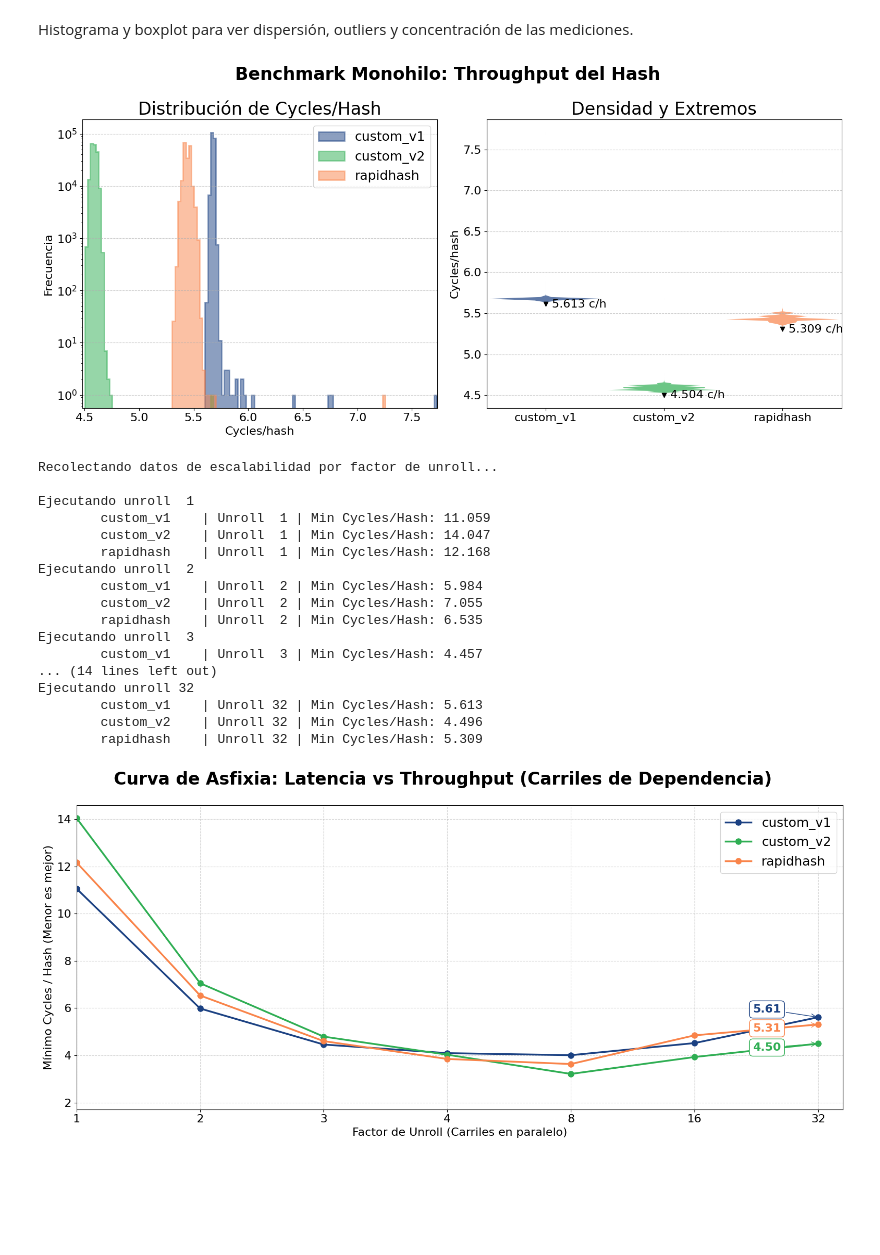
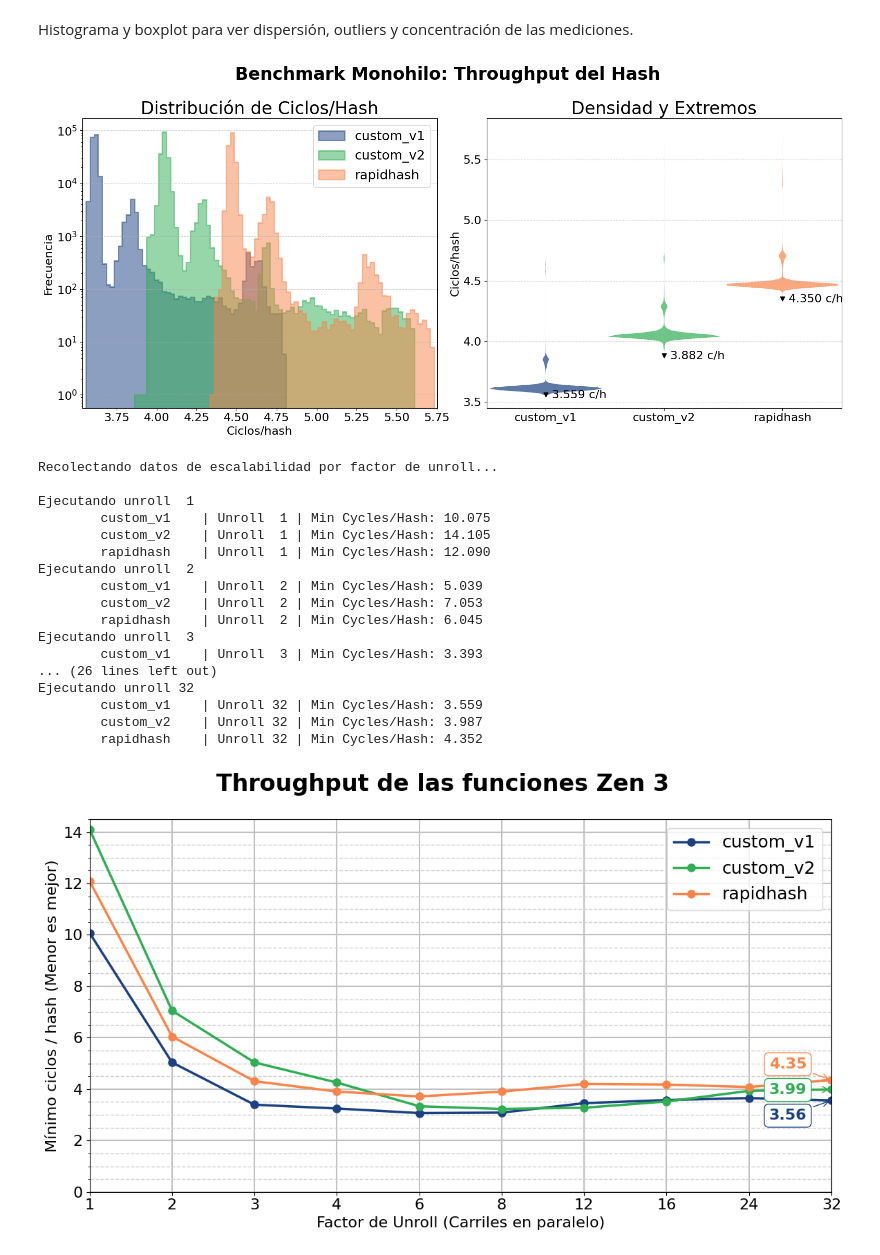
Before and after one commit to LuisMiguelTrinidad/GPT_Generacion_Procedural_de_Terreno, a Jupyter notebook: 01_PRNGs_y_hashing/analysis_notebook.ipynb, the cells around one changed output. Cells and saved outputs as stored; diff of their text form; code cells hidden in the pictures; blank space fills up the shorter version.

Commit message:
Improved visualization and reduced benchmarking overhead

```diff
--- a/01_PRNGs_y_hashing/analysis_notebook.ipynb
+++ b/01_PRNGs_y_hashing/analysis_notebook.ipynb
@@ -326,7 +328,7 @@ Análisis Sensibilidad de entrada/salida (Efecto Avalancha). Objetivo: cambio de
 Generación de métricas de avalancha: cambios en salida vs flips de 1 bit en $S, X, Y$.
 # %%
 #40 minutos
-AVALANCHE_SAMPLES = 10_000_000
+AVALANCHE_SAMPLES = 10_000_000_000
 AVALANCHE_SEED = 0xDEADBEEFCAFEBABE
 
 avalanche_output_file = Path("logs/avalanche_64b_output.txt")
@@ -823,7 +841,7 @@ results_throughput = {}
 
 UNROLL_FACTOR = 32
 THROUGHPUT_REPS = 2**16 * 3
-THROUGHPUT_BATCH = 2**10
+THROUGHPUT_BATCH = 2**16
 THROUGHPUT_SEED = 0xDEADBEEFCAFEBABE
 
 for hash_fn in hashes:
@@ -936,8 +954,8 @@ for idx, d in enumerate(data_list):
     axes[0].hist(d, bins=bins, color=colors[idx], alpha=0.5,
         histtype='stepfilled', edgecolor=colors[idx], linewidth=2, label=hashes[idx])
 
-axes[0].set_title("Distribución de Cycles/Hash")
-axes[0].set_xlabel("Cycles/hash")
+axes[0].set_title("Distribución de Ciclos/Hash")
+axes[0].set_xlabel("Ciclos/hash")
 axes[0].set_xlim(min(min(d) for d in data_list) - 0.025, max(max(d) for d in data_list) + 0.025)
 axes[0].set_ylabel("Frecuencia")
 axes[0].legend()
@@ -957,19 +975,19 @@ for idx, d in enumerate(data_list):
     axes[1].text(idx + 1 + 0.05, min_c, f"{min_c:.3f} c/h", color='black', va='center')
 
 axes[1].set_title("Densidad y Extremos")
-axes[1].set_ylabel("Cycles/hash")
+axes[1].set_ylabel("Ciclos/hash")
 axes[1].set_xticks(range(1, len(hashes) + 1))
 axes[1].set_xticklabels(hashes)
 axes[1].grid(axis='y', linestyle='--', alpha=0.6)
 axes[1].set_xlim(0.5, len(hashes) + 0.5)
 
-fig.suptitle("Benchmark Monohilo: Throughput del Hash", fontweight='bold')
+fig.suptitle(f"Benchmark Monohilo: Throughput del Hash {ARCHITECTURE}", fontweight='bold')
 fig.tight_layout()
 plt.show()
 # %% [output]
-[figure, old version]
+[figure, new version]
 # %%
-unroll_factors = [1, 2, 3, 4, 8, 16, 32]
+unroll_factors = [1, 2, 3, 4, 6, 8, 12, 16, 24, 32]
 min_cycles_per_hash = {h: [] for h in hashes}
 
 print("Recolectando datos de escalabilidad por factor de unroll...\n")
@@ -998,26 +1016,28 @@ for uf in unroll_factors:
 Recolectando datos de escalabilidad por factor de unroll...
 
 Ejecutando unroll  1
-        custom_v1    | Unroll  1 | Min Cycles/Hash: 11.059
-        custom_v2    | Unroll  1 | Min Cycles/Hash: 14.047
-        rapidhash    | Unroll  1 | Min Cycles/Hash: 12.168
+        custom_v1    | Unroll  1 | Min Cycles/Hash: 10.075
+        custom_v2    | Unroll  1 | Min Cycles/Hash: 14.105
+        rapidhash    | Unroll  1 | Min Cycles/Hash: 12.090
 Ejecutando unroll  2
-        custom_v1    | Unroll  2 | Min Cycles/Hash: 5.984
-        custom_v2    | Unroll  2 | Min Cycles/Hash: 7.055
-        rapidhash    | Unroll  2 | Min Cycles/Hash: 6.535
+        custom_v1    | Unroll  2 | Min Cycles/Hash: 5.039
+        custom_v2    | Unroll  2 | Min Cycles/Hash: 7.053
+        rapidhash    | Unroll  2 | Min Cycles/Hash: 6.045
 Ejecutando unroll  3
-        custom_v1    | Unroll  3 | Min Cycles/Hash: 4.457
-... (14 lines left out)
+        custom_v1    | Unroll  3 | Min Cycles/Hash: 3.393
+... (26 lines left out)
 Ejecutando unroll 32
-        custom_v1    | Unroll 32 | Min Cycles/Hash: 5.613
-        custom_v2    | Unroll 32 | Min Cycles/Hash: 4.496
-        rapidhash    | Unroll 32 | Min Cycles/Hash: 5.309
+        custom_v1    | Unroll 32 | Min Cycles/Hash: 3.559
+        custom_v2    | Unroll 32 | Min Cycles/Hash: 3.987
+        rapidhash    | Unroll 32 | Min Cycles/Hash: 4.352
 # %%
-fig, ax = plt.subplots(figsize=FIGSIZE)
+fig, ax = plt.subplots(figsize=(12,7))
 
 colors = [COLOR_BLUE, COLOR_GREEN, COLOR_ORANGE]
 x_indices = range(len(unroll_factors))
+
 global_min = min([min(min_cycles_per_hash[h]) for h in hashes])
+global_max = max([max(min_cycles_per_hash[h]) for h in hashes])
 
 final_points = []
 
@@ -1034,46 +1054,52 @@ for idx, hash_fn in enumerate(hashes):
         'color': colors[idx]
     })
 
+# Lógica de separación de etiquetas
 final_points.sort(key=lambda item: item['y'])
-
-min_spacing = 0.8
+min_spacing = 1
 text_y_positions = [item['y'] for item in final_points]
 
 for i in range(1, len(text_y_positions)):
     if text_y_positions[i] - text_y_positions[i-1] < min_spacing:
         text_y_positions[i] = text_y_positions[i-1] + min_spacing
 
 shift_down = (sum(text_y_positions) - sum(item['y'] for item in final_points)) / len(final_points)
 text_y_positions = [y - shift_down for y in text_y_positions]
 
 final_x = x_indices[-1]
 for i, point in enumerate(final_points):
     final_y = point['y']
     text_y = text_y_positions[i]
 
     ax.annotate(
         f"{final_y:.2f}",
         xy=(final_x, final_y),
         xytext=(final_x - 0.3, text_y),
         color=point['color'], va='center', ha='right', fontweight='bold',
-        bbox=dict(boxstyle="round,pad=0.3", facecolor='white', edgecolor=point['color'], alpha=1),
-        arrowprops=dict(arrowstyle="->", color=point['color'], alpha=1)
+        bbox=dict(boxstyle="round,pad=0.3", facecolor='white', edgecolor=point['color']),
+        arrowprops=dict(arrowstyle="->", color=point['color'])
     )
 
-fig.suptitle("Curva de Asfixia: Latencia vs Throughput (Carriles de Dependencia)", fontweight='bold', fontsize=TITLE_FONT_SIZE)
+# Títulos y etiquetas
+fig.suptitle(f"Throughput de las funciones ({ARCHITECTURE})", fontweight='bold', fontsize=TITLE_FONT_SIZE)
 ax.set_xlabel("Factor de Unroll (Carriles en paralelo)", fontsize=LABEL_FONT_SIZE)
-ax.set_ylabel("Mínimo Cycles / Hash (Menor es mejor)", fontsize=LABEL_FONT_SIZE)
+ax.set_ylabel("Mínimo ciclos / hash (Menor es mejor)", fontsize=LABEL_FONT_SIZE)
 
+# Configuración del eje X
 ax.set_xticks(x_indices)
 ax.set_xticklabels([str(x) for x in unroll_factors], fontsize=TICK_FONT_SIZE)
 
-ax.set_ylim(bottom=max(0, global_min - 1.5))
-ax.set_xlim(0, len(unroll_factors) - 0.8)
+ax.set_ylim(bottom=0, top=math.floor(global_max * 2) / 2 + 0.5)
+ax.set_xlim(0, len(unroll_factors) - 1)
 
-ax.grid(True, linestyle='--', alpha=0.5)
+# Configuración estructural de Ticks y Grid
+ax.yaxis.set_minor_locator(plt.MultipleLocator(0.5))
+ax.grid(which='major', color=GRAY, linestyle='-', linewidth=1.5)
+ax.grid(which='minor', color=GRAY_LIGHT, linestyle='--', linewidth=1)
+
 ax.legend(fontsize=LEGEND_FONT_SIZE)
 
 fig.tight_layout()
 plt.show()
 # %% [output]
-[figure, old version]
+[figure, new version]
```
Also changed, not shown: parts of 27 cells of this notebook, 1 other file.
